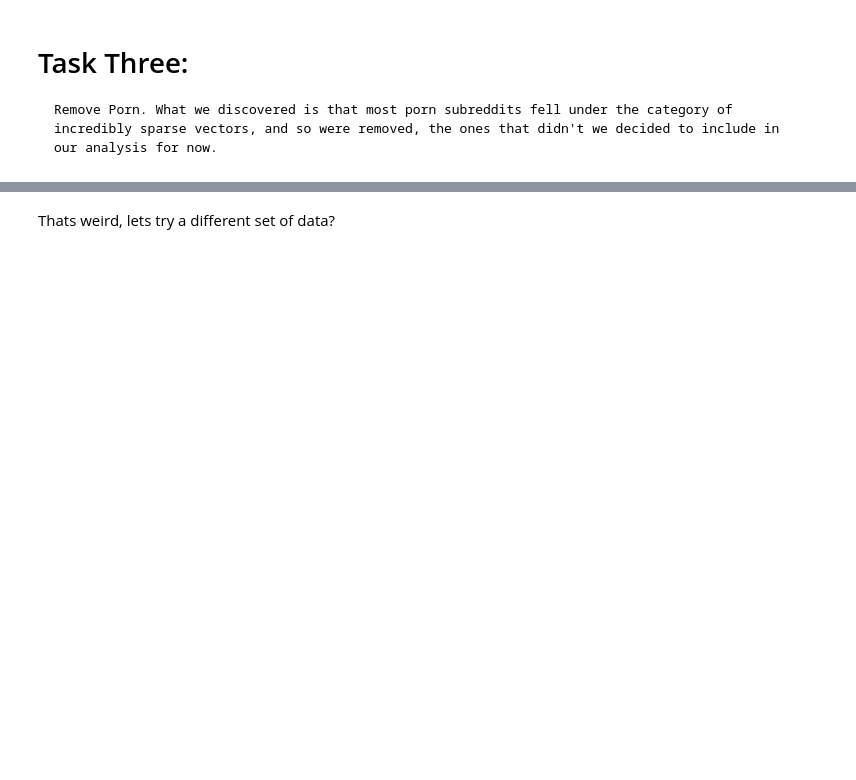
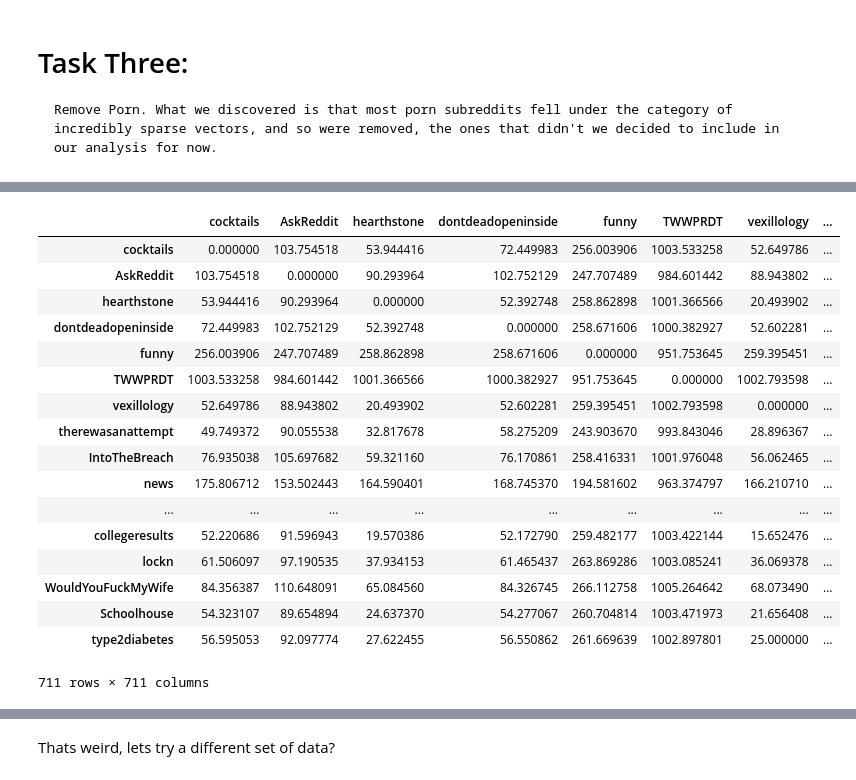
Before and after one commit to minivesper/RedditClustering, a Jupyter notebook: RedditData.ipynb, the cells around one changed output, grey strips where cells are left out. Cells and saved outputs as stored; diff of their text form; code cells hidden in the pictures; blank space fills up the shorter version.

```diff
--- a/RedditData.ipynb
+++ b/RedditData.ipynb
@@ -311,0 +407,21 @@ print(dist)
+# %%
+##cluster
+guesscb, guessdist = Cluster(bigdfVec, 10)
+
+##Get distances
+guessClusterdistframe = pd.DataFrame(columns=list(bigdf)[1:])
+for i in range(len(guesscb)):
+    dists = []
+    for v2 in bigdfVec:
+        dists.append(distance.euclidean(guesscb[i], v2))
+    guessClusterdistframe.loc[i] = dists
+
+##Get mins and maxs
+gmins = pd.DataFrame()
+gmaxs = pd.DataFrame()
+for index,row in guessClusterdistframe.iterrows():
+    gmins[index] = list(guessClusterdistframe.columns[row.argsort()][0:100])
+    gmaxs[index] = list(guessClusterdistframe.columns[row.argsort()][-99:])
+
+gmins=gmins.transpose()
+gmaxs=gmaxs.transpose()
@@ -312,3 +465,34 @@ print(dist)
+# %%
+from scipy.spatial import distance
+##compute distances between every subreddit and put them in a massive table
+
+distframe = pd.DataFrame(columns=list(bigdf)[1:])
+for i in range(len(bigdfVec)):
+    dists = []
+    for v2 in bigdfVec:
+        dists.append(distance.euclidean(bigdfVec[i], v2))
+    distframe.loc[i] = dists
+distframe.index = list(bigdf)[1:]
+distframe
+# %% [output]
+|  | cocktails | AskReddit | hearthstone | dontdeadopeninside | funny | TWWPRDT | vexillology | ... |
+| cocktails | 0.000000 | 103.754518 | 53.944416 | 72.449983 | 256.003906 | 1003.533258 | 52.649786 | ... |
+| AskReddit | 103.754518 | 0.000000 | 90.293964 | 102.752129 | 247.707489 | 984.601442 | 88.943802 | ... |
+| hearthstone | 53.944416 | 90.293964 | 0.000000 | 52.392748 | 258.862898 | 1001.366566 | 20.493902 | ... |
+| dontdeadopeninside | 72.449983 | 102.752129 | 52.392748 | 0.000000 | 258.671606 | 1000.382927 | 52.602281 | ... |
+| funny | 256.003906 | 247.707489 | 258.862898 | 258.671606 | 0.000000 | 951.753645 | 259.395451 | ... |
+| TWWPRDT | 1003.533258 | 984.601442 | 1001.366566 | 1000.382927 | 951.753645 | 0.000000 | 1002.793598 | ... |
+| vexillology | 52.649786 | 88.943802 | 20.493902 | 52.602281 | 259.395451 | 1002.793598 | 0.000000 | ... |
+| therewasanattempt | 49.749372 | 90.055538 | 32.817678 | 58.275209 | 243.903670 | 993.843046 | 28.896367 | ... |
+| IntoTheBreach | 76.935038 | 105.697682 | 59.321160 | 76.170861 | 258.416331 | 1001.976048 | 56.062465 | ... |
+| news | 175.806712 | 153.502443 | 164.590401 | 168.745370 | 194.581602 | 963.374797 | 166.210710 | ... |
+| ... | ... | ... | ... | ... | ... | ... | ... | ... |
+| collegeresults | 52.220686 | 91.596943 | 19.570386 | 52.172790 | 259.482177 | 1003.422144 | 15.652476 | ... |
+| lockn | 61.506097 | 97.190535 | 37.934153 | 61.465437 | 263.869286 | 1003.085241 | 36.069378 | ... |
+| WouldYouFuckMyWife | 84.356387 | 110.648091 | 65.084560 | 84.326745 | 266.112758 | 1005.264642 | 68.073490 | ... |
+| Schoolhouse | 54.323107 | 89.654894 | 24.637370 | 54.277067 | 260.704814 | 1003.471973 | 21.656408 | ... |
+| type2diabetes | 56.595053 | 92.097774 | 27.622455 | 56.550862 | 261.669639 | 1002.897801 | 25.000000 | ... |
+711 rows × 711 columns
 # %%
 plt.scatter(whitened[:, 0], whitened[:, 1])
 plt.scatter(cb[:, 0], cb[:, 1], c='r')
```
Also changed, not shown: parts of 32 cells of this notebook.
